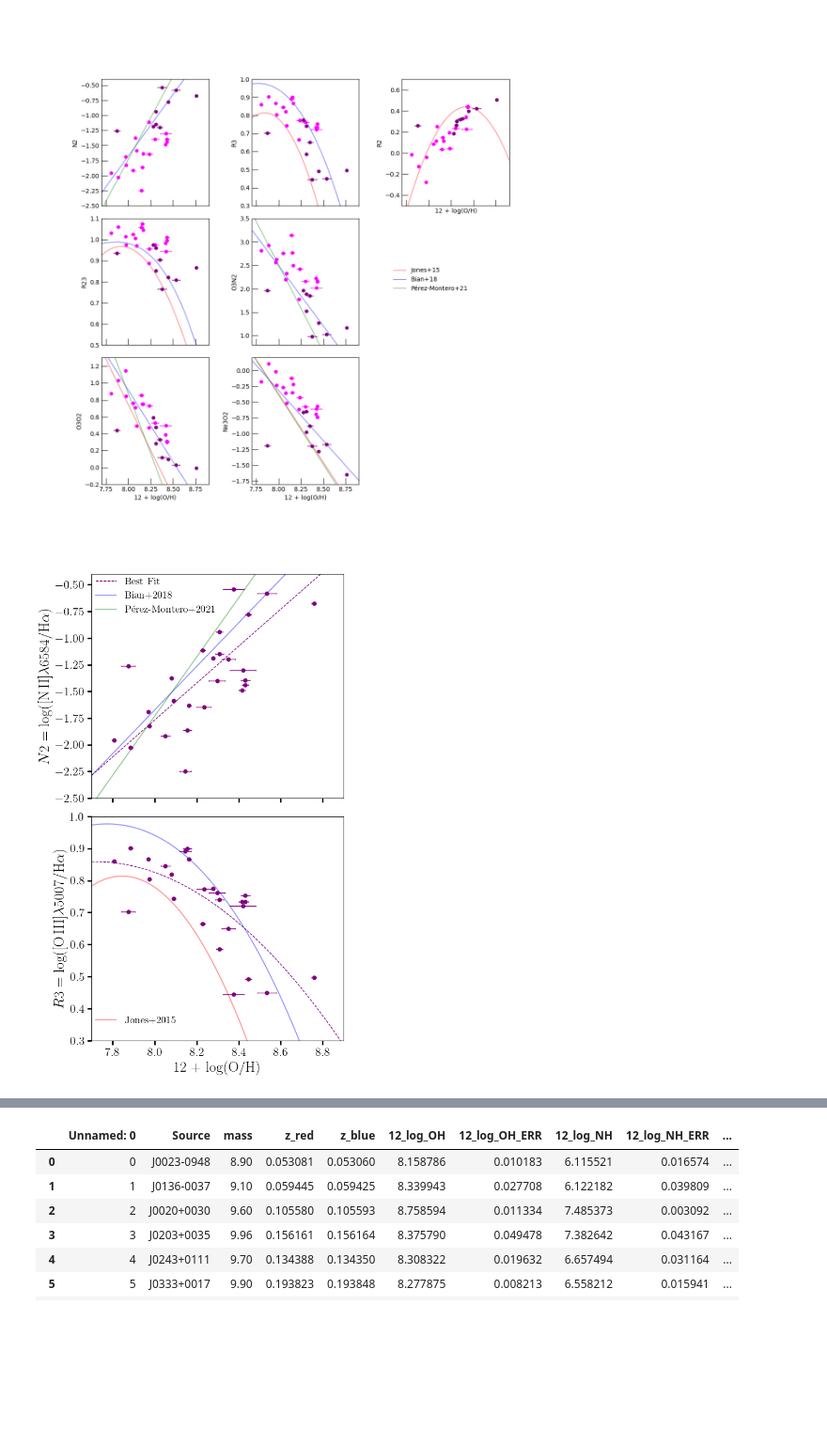
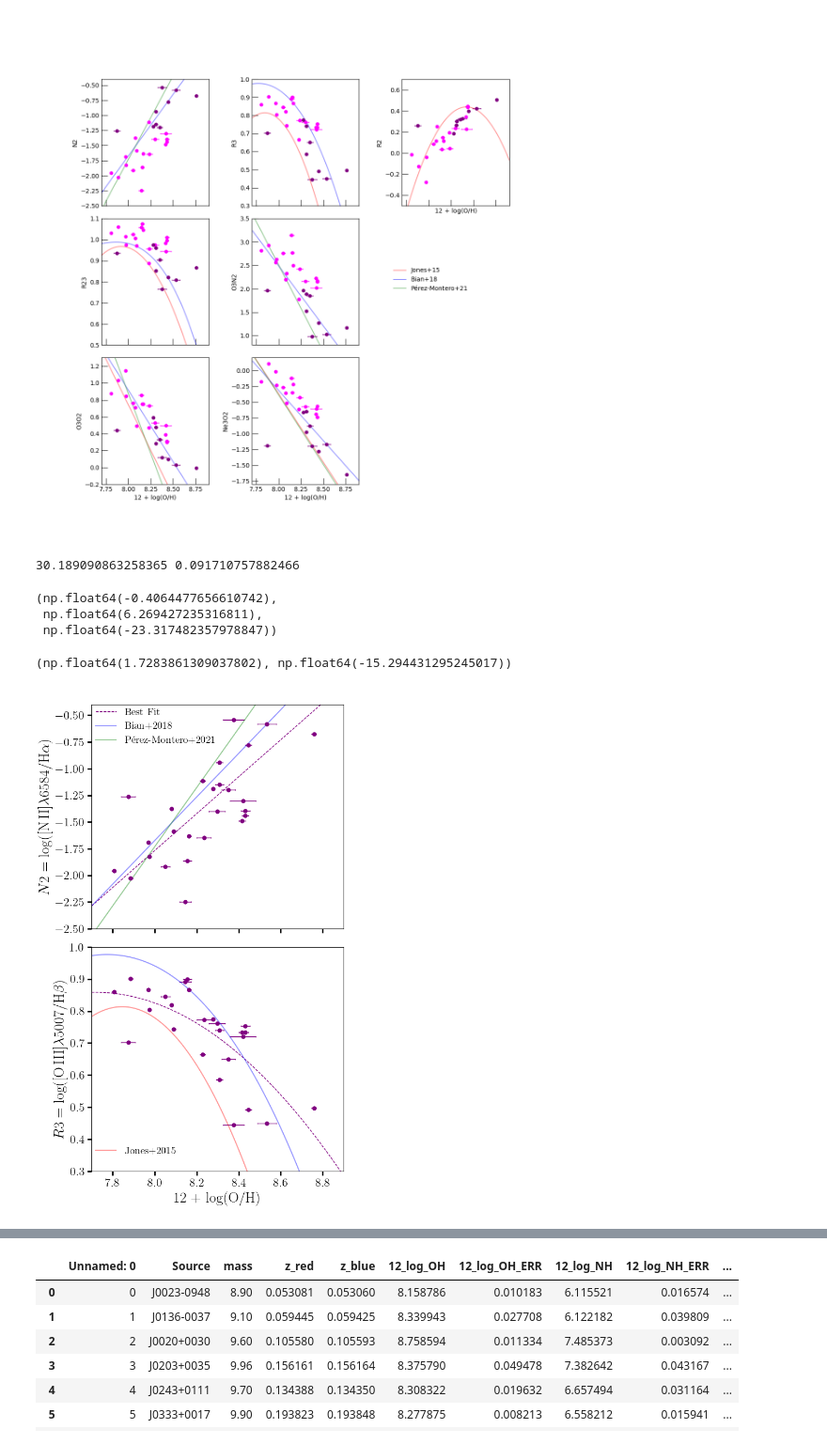
Before and after one commit to JavieraTGrey/z2_analogs, a Jupyter notebook: codes/temperature_relations.ipynb, the cells around one changed output, grey strips where cells are left out. Shown at 94% size. Drawn from its saved outputs; the diff is of its cells as text; code cells hidden in the pictures; blank space fills up the shorter version.

Commit message:
new plots

```diff
--- a/codes/temperature_relations.ipynb
+++ b/codes/temperature_relations.ipynb
@@ -1719,13 +1719,13 @@ axs[2, 1].tick_params(axis="x", direction="in", length=10)
 [figure]
 # %%
 all_x = pd.concat([metals['12_log_OH'], dict_lines['12_log_OH']], ignore_index=True)
-all_y = pd.concat([ metals['N2'], dict_lines['N2']], ignore_index=True)
+all_y = pd.concat([ metals['N2']+0.3, dict_lines['N2']+0.3], ignore_index=True)
 x_det = all_x.sort_values().reset_index(drop=True)
 y_det = all_y.sort_values().reset_index(drop=True)
 
 slope, intercept = np.polyfit(x_det, y_det, 1)
 
-x_line = np.linspace(7.7, 8.9, 100)
+x_line = np.linspace(7.2, 8.9, 100)
 y_line = slope * x_line + intercept
 
 
@@ -1739,6 +1739,24 @@ y_de1 = all_y1.iloc[idx].reset_index(drop=True)
 
 a, b, c = np.polyfit(x_de1, y_de1, 2)
 y_line1 = a * x_line**2 + b * x_line + c
+# %%
+a, b, c = np.polyfit(x_de1, y_de1, 2)
+rms_r3 = np.sqrt(np.mean((y_de1 - (a * x_de1**2 + b * x_de1 + c))**2))
+
+rms_n2 = np.sqrt(np.mean((y_det - (slope*x_det - intercept))**2))   # use your N2 arrays
+print(rms_n2, rms_r3)
+# %% [output]
+30.189090863258365 0.091710757882466
+# %%
+a, b, c
+# %% [output]
+(np.float64(-0.4064477656610742),
+ np.float64(6.269427235316811),
+ np.float64(-23.317482357978847))
+# %%
+slope, intercept
+# %% [output]
+(np.float64(1.7283861309037802), np.float64(-15.294431295245017))
 # %%
 
 import pandas as pd
@@ -1771,32 +1789,32 @@ ax[1].errorbar(dict_lines['12_log_OH'], upy.nominal_values(dict_lines['R3']), xe
                   marker='o', capsize=1, elinewidth=1, markersize=5, ls='', color='purple')
 
 ax[1].plot(log_OH_tp, jones2015(log_OH_tp, 'R3'), label='Jones+2015', color='red', alpha=0.4)
 ax[1].plot(log_OH_tp, bian2018(log_OH_tp, 'R3'), color='blue', alpha=0.4)
-ax[1].set_ylabel(r'$R3 = \log([\mathrm{O\,III}]\lambda5007/\mathrm{H}\alpha)$', fontsize=20)
+ax[1].set_ylabel(r'$R3 = \log([\mathrm{O\,III}]\lambda5007/\mathrm{H}\beta)$', fontsize=20)
 
 ax[1].set_xlabel(r'12 + log(O/H)', fontsize=20)
 ax[1].tick_params(
     axis='both',
     which='major',
     labelsize=16,
     width=2,
     length=6
 )
 ax[0].tick_params(
     axis='both',
     which='major',
     labelsize=16,
     width=2,
     length=6, labelbottom=False
 )
 ax[1].legend(loc=(0.0, 0.05), frameon=False, fontsize=14)
 ax[0].legend(loc=(0.0, 0.8), frameon=False, fontsize=14)
 
 ax[0].set_xlim(7.7, 8.9)
 ax[0].set_ylim(-2.5, -0.4)
 ax[1].set_xlim(7.7, 8.9)
 ax[1].set_ylim(0.3, 1.0)
 plt.tight_layout()
 plt.show()
 # %% [output]
-[figure, old version]
+[figure, new version]
```
Also changed, not shown: parts of 22 cells of this notebook.
